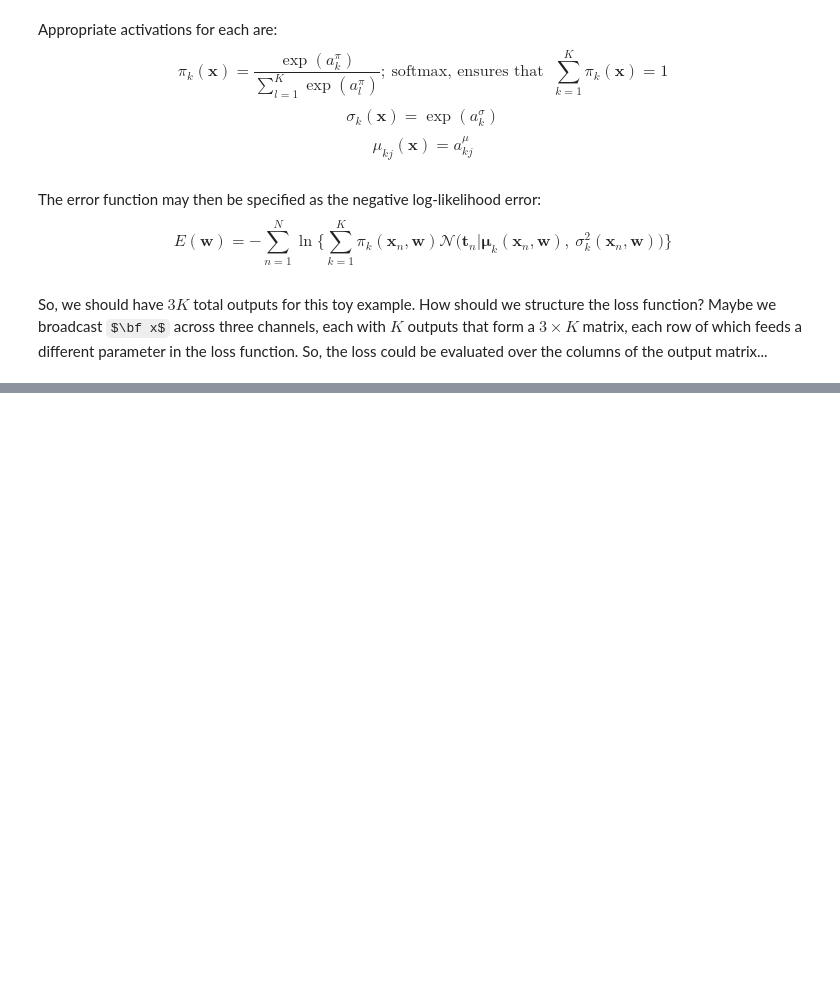
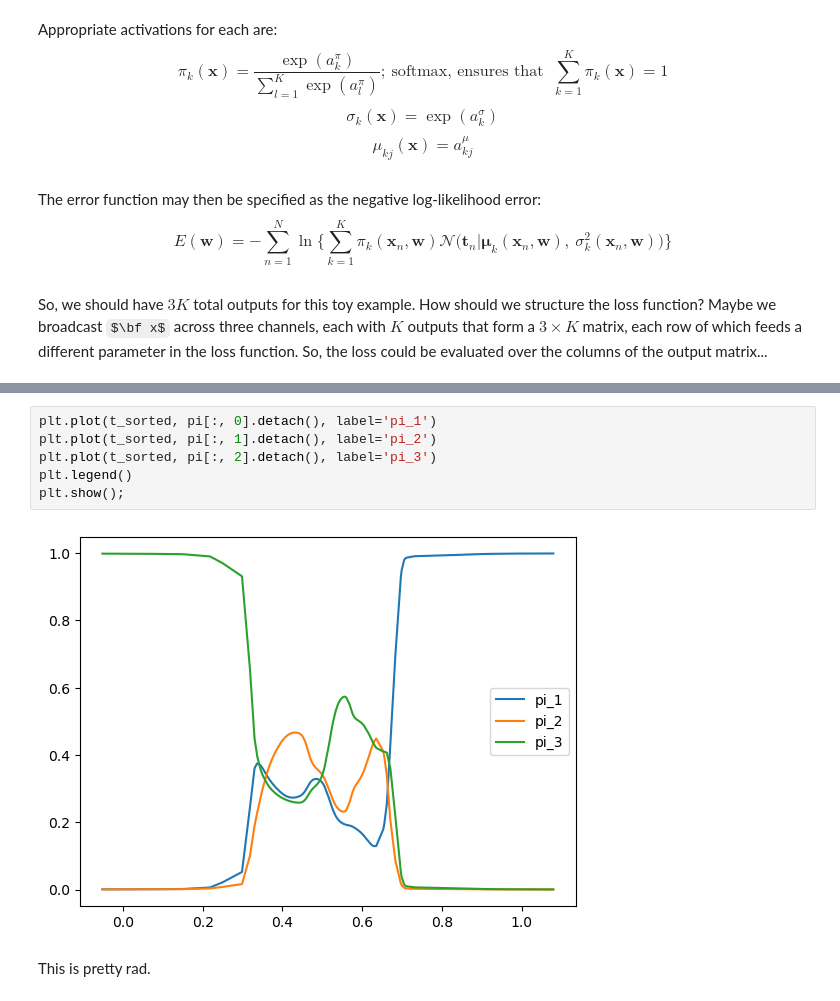
Before and after one commit to BenAF002/data_science, a Jupyter notebook: bishop_dl/ch6_deepNN.ipynb, the cells around one changed output, grey strips where cells are left out. Saved outputs shown, nothing was run; the diff lists cells and outputs as text; some formulas as TeX source; blank space fills up the shorter version.

```diff
--- a/bishop_dl/ch6_deepNN.ipynb
+++ b/bishop_dl/ch6_deepNN.ipynb
@@ -457,0 +446,10 @@ ValueError: x and y must have same first dimension, but have shapes (200, 1) and
+# %%
+plt.plot(t_sorted, pi[:, 0].detach(), label='pi_1')
+plt.plot(t_sorted, pi[:, 1].detach(), label='pi_2')
+plt.plot(t_sorted, pi[:, 2].detach(), label='pi_3')
+plt.legend()
+plt.show();
+# %% [output]
+[figure, added]
+# %% [markdown]
+This is pretty rad.
```
Also changed, not shown: parts of 16 cells of this notebook.
